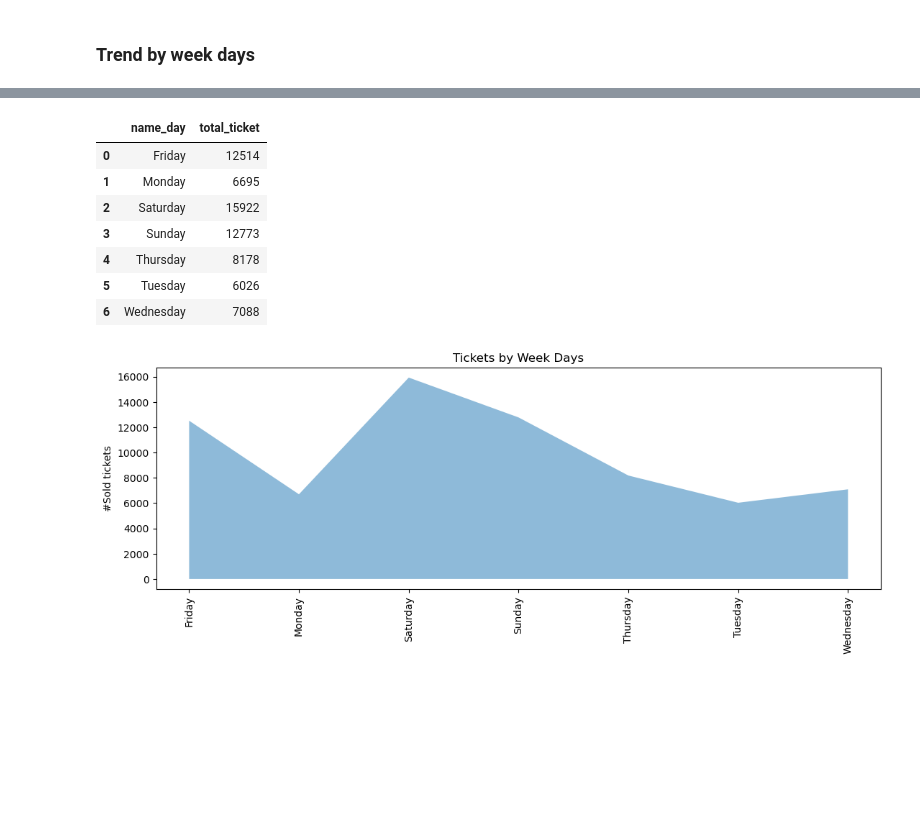
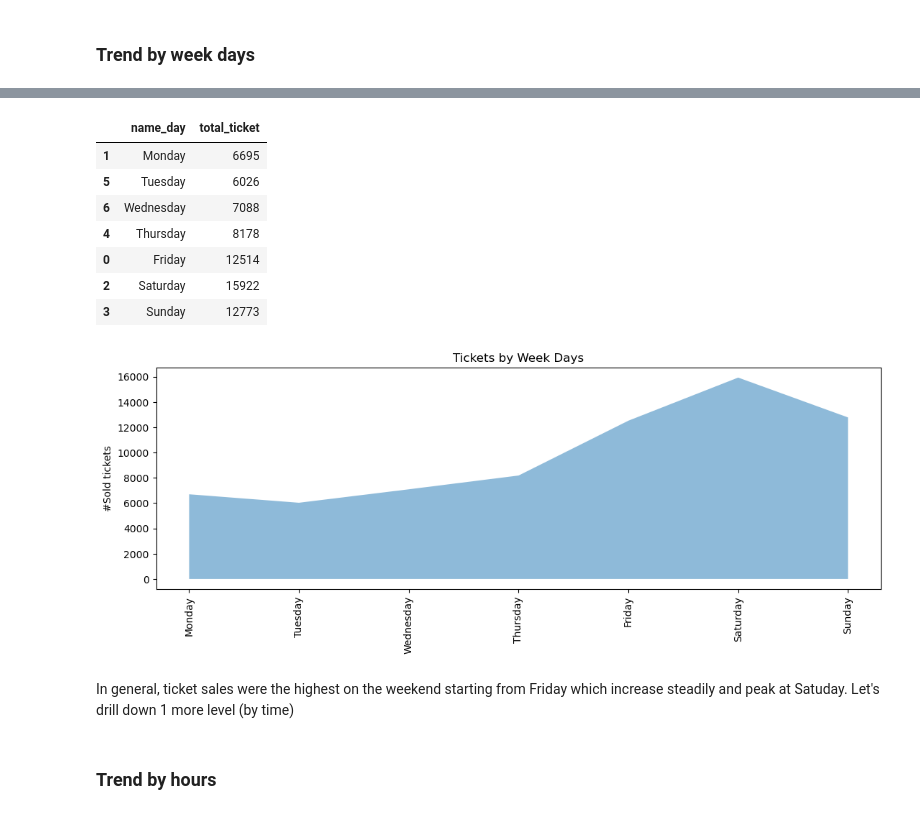
Before and after one commit to DucD0610/HOYTS-Cinema-Ticket-Sales-Analysis, a Jupyter notebook: Capstone project/captone project.ipynb, the cells around one changed output, grey strips where cells are left out. Saved outputs shown, nothing was run; the diff lists cells and outputs as text; code cells hidden in the pictures; blank space fills up the shorter version.

```diff
--- a/Capstone project/captone project.ipynb
+++ b/Capstone project/captone project.ipynb
@@ -757,7 +744,7 @@ plt.show()
 # %% [markdown]
 ### Trend by week days
 # %%
-df_time_week = (
+df_week_day = (
     df_join_all
     .groupby('name_day')
     .agg(total_ticket = ('ticket_id','count'))
@@ -777,24 +764,32 @@ df_time_week_dim
 # %%
 #Re-arrange week days in correct order from Mon - Sun
-df_time_week
+week_order = ['Monday', 'Tuesday', 'Wednesday', 'Thursday', 'Friday', 'Saturday', 'Sunday']
+df_week_day['name_day'] = pd.Categorical(df_week_day['name_day'], categories=week_order, ordered=True)
+df_week_day.sort_values('name_day', inplace=True)
+
+df_week_day
 # %% [output]
 |  | name_day | total_ticket |
+| 1 | Monday | 6695 |
+| 5 | Tuesday | 6026 |
+| 6 | Wednesday | 7088 |
+| 4 | Thursday | 8178 |
 | 0 | Friday | 12514 |
-| 1 | Monday | 6695 |
 | 2 | Saturday | 15922 |
 | 3 | Sunday | 12773 |
-| 4 | Thursday | 8178 |
-| 5 | Tuesday | 6026 |
-| 6 | Wednesday | 7088 |
 # %%
 #Redraw
 plt.figure(figsize=(13,4))
 
-plt.fill_between(df_time_week['name_day'], df_time_week['total_ticket'],
+plt.fill_between(df_week_day['name_day'], df_week_day['total_ticket'],
                  alpha = 0.5)
 plt.xticks(rotation=90)
 plt.title('Tickets by Week Days')
 plt.ylabel('#Sold tickets')
 plt.show()
 # %% [output]
-[figure, old version]
+[figure, new version]
+# %% [markdown]
+In general, ticket sales were the highest on the weekend starting from Friday which increase steadily and peak at Satuday. Let's drill down 1 more level (by time)
+# %% [markdown]
+### Trend by hours
```
Also changed, not shown: parts of 9 cells of this notebook.
